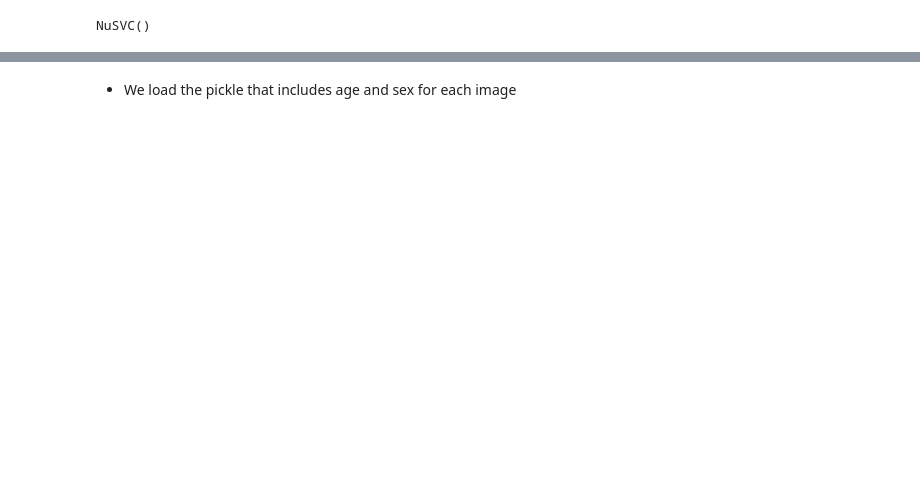
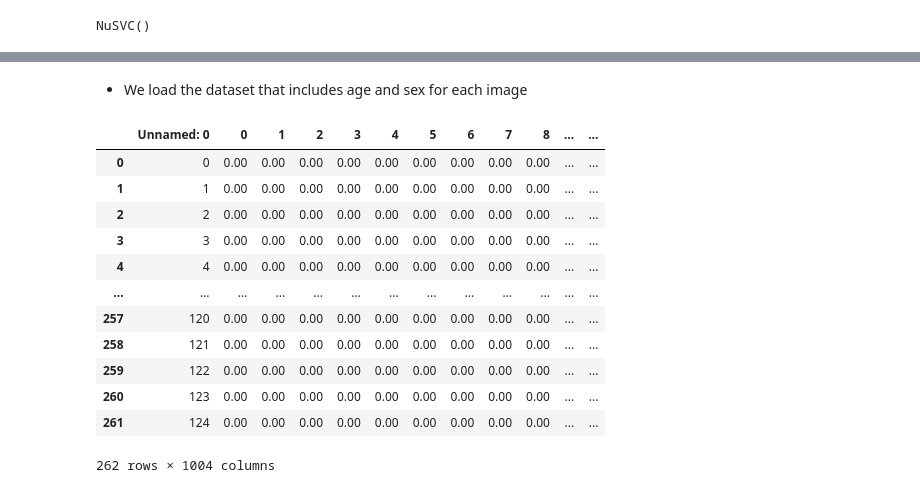
Before and after one commit to GerardDD/PR_Final_PeriapicalRadiography_Classification, a Jupyter notebook: Modelo/Model_creation.ipynb, the cells around one changed output, grey strips where cells are left out. Cells and saved outputs as stored; diff of their text form; code cells hidden in the pictures; blank space fills up the shorter version.

```diff
--- a/Modelo/Model_creation.ipynb
+++ b/Modelo/Model_creation.ipynb
@@ -178,2 +178,2 @@ weighted avg       0.62      0.60      0.59        53
 # %% [markdown]
-- We load the pickle that includes age and sex for each image
+- We load the dataset that includes age and sex for each image
@@ -179,0 +182,16 @@ weighted avg       0.62      0.60      0.59        53
+# %%
+df
+# %% [output]
+|  | Unnamed: 0 | 0 | 1 | 2 | 3 | 4 | 5 | 6 | 7 | 8 | ... | ... |
+| 0 | 0 | 0.00 | 0.00 | 0.00 | 0.00 | 0.00 | 0.00 | 0.00 | 0.00 | 0.00 | ... | ... |
+| 1 | 1 | 0.00 | 0.00 | 0.00 | 0.00 | 0.00 | 0.00 | 0.00 | 0.00 | 0.00 | ... | ... |
+| 2 | 2 | 0.00 | 0.00 | 0.00 | 0.00 | 0.00 | 0.00 | 0.00 | 0.00 | 0.00 | ... | ... |
+| 3 | 3 | 0.00 | 0.00 | 0.00 | 0.00 | 0.00 | 0.00 | 0.00 | 0.00 | 0.00 | ... | ... |
+| 4 | 4 | 0.00 | 0.00 | 0.00 | 0.00 | 0.00 | 0.00 | 0.00 | 0.00 | 0.00 | ... | ... |
+| ... | ... | ... | ... | ... | ... | ... | ... | ... | ... | ... | ... | ... |
+| 257 | 120 | 0.00 | 0.00 | 0.00 | 0.00 | 0.00 | 0.00 | 0.00 | 0.00 | 0.00 | ... | ... |
+| 258 | 121 | 0.00 | 0.00 | 0.00 | 0.00 | 0.00 | 0.00 | 0.00 | 0.00 | 0.00 | ... | ... |
+| 259 | 122 | 0.00 | 0.00 | 0.00 | 0.00 | 0.00 | 0.00 | 0.00 | 0.00 | 0.00 | ... | ... |
+| 260 | 123 | 0.00 | 0.00 | 0.00 | 0.00 | 0.00 | 0.00 | 0.00 | 0.00 | 0.00 | ... | ... |
+| 261 | 124 | 0.00 | 0.00 | 0.00 | 0.00 | 0.00 | 0.00 | 0.00 | 0.00 | 0.00 | ... | ... |
+262 rows × 1004 columns
```
Also changed, not shown: parts of 37 cells of this notebook, 2 other files.
